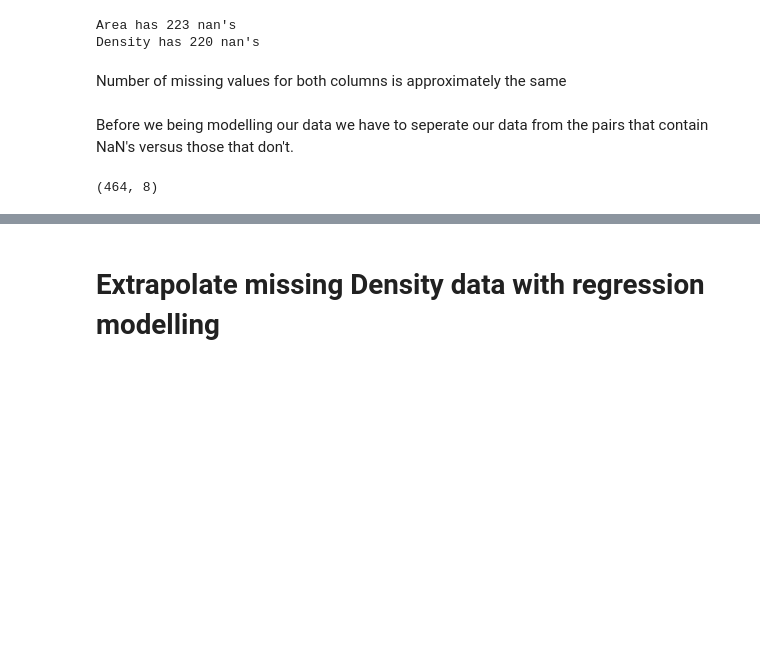
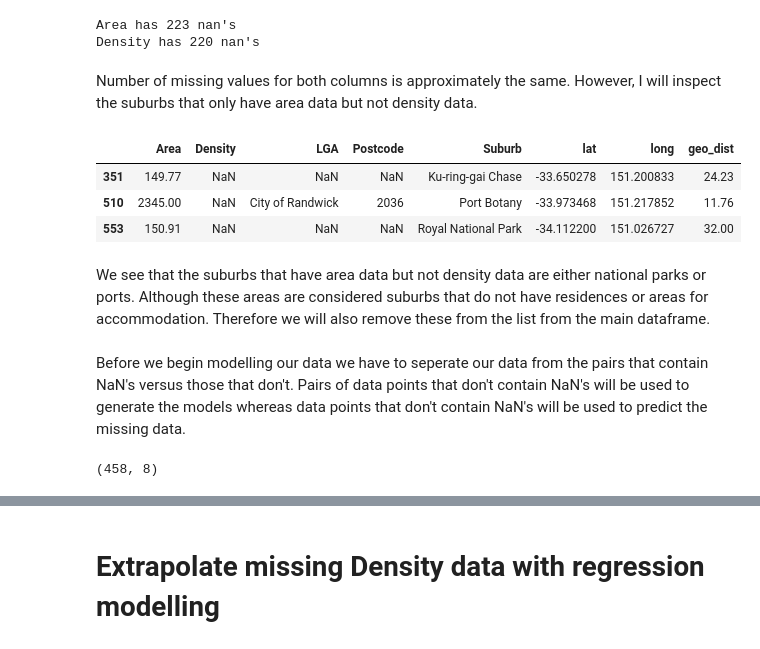
Before and after one commit to jasontran600/IBM_data_science_captstone_project, a Jupyter notebook: Melbourne_Sydney_Tasmania_migration_project/interstate_migration_project.ipynb, the cells around one changed output, grey strips where cells are left out. Drawn from its saved outputs; the diff is of its cells as text; code cells hidden in the pictures; blank space fills up the shorter version.

Commit message:
modified syd_suburbs_coord dataframe. identified and removed national parks and ports

```diff
--- a/Melbourne_Sydney_Tasmania_migration_project/interstate_migration_project.ipynb
+++ b/Melbourne_Sydney_Tasmania_migration_project/interstate_migration_project.ipynb
@@ -374,4 +364,14 @@ print('''Density has {} nan's'''.format(np.count_nonzero(~np.isnan(syd_density))
 Area has 223 nan's
 Density has 220 nan's
 # %% [markdown]
-Number of missing values for both columns is approximately the same
+Number of missing values for both columns is approximately the same. However, I will inspect the suburbs that only have area data but not density data.
+# %%
+single_data = syd_suburbs_coord[syd_suburbs_coord['Area'].notnull() & (syd_suburbs_coord['Density'].isnull())]
+single_data
+# %% [output]
+|  | Area | Density | LGA | Postcode | Suburb | lat | long | geo_dist |
+| 351 | 149.77 | NaN | NaN | NaN | Ku-ring-gai Chase | -33.650278 | 151.200833 | 24.23 |
+| 510 | 2345.00 | NaN | City of Randwick | 2036 | Port Botany | -33.973468 | 151.217852 | 11.76 |
+| 553 | 150.91 | NaN | NaN | NaN | Royal National Park | -34.112200 | 151.026727 | 32.00 |
+# %% [markdown]
+We see that the suburbs that have area data but not density data are either national parks or ports. Although these areas are considered suburbs that do not have residences or areas for accommodation. Therefore we will also remove these from the list from the main dataframe.
@@ -378,9 +380,8 @@ Number of missing values for both columns is approximately the same
 # %% [markdown]
-Before we being modelling our data we have to seperate our data from the pairs that contain NaN's versus those that don't.
+Before we begin modelling our data we have to seperate our data from the pairs that contain NaN's versus those that don't. Pairs of data points that don't contain NaN's will be used to generate the models whereas data points that don't contain NaN's will be used to predict the missing data.
 # %%
 # Find rows where the area and density are both NaN's.
 nan_rows = syd_suburbs_coord[(syd_suburbs_coord['Area'].isnull()) & (syd_suburbs_coord['Density'].isnull())]
+nan_rows.shape
+# %% [output]
+(458, 8)
-# %%
-nan_rows.shape
-# %% [output]
-(464, 8)
```
Also changed, not shown: parts of 11 cells of this notebook.
